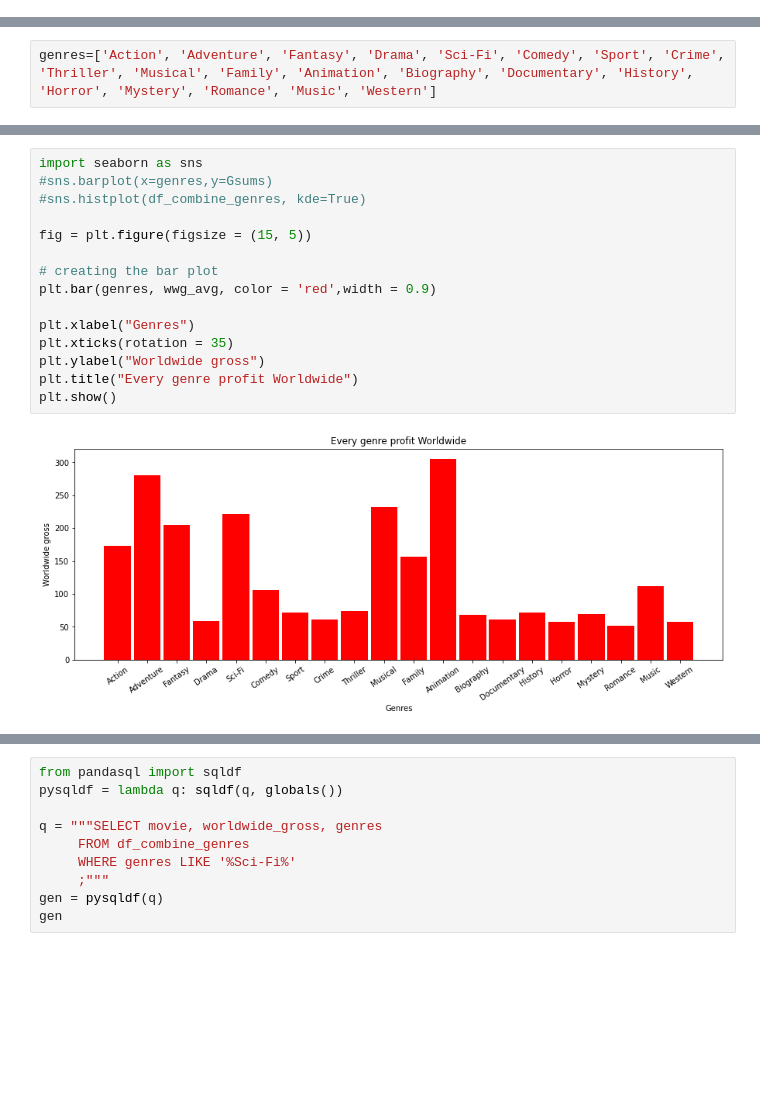
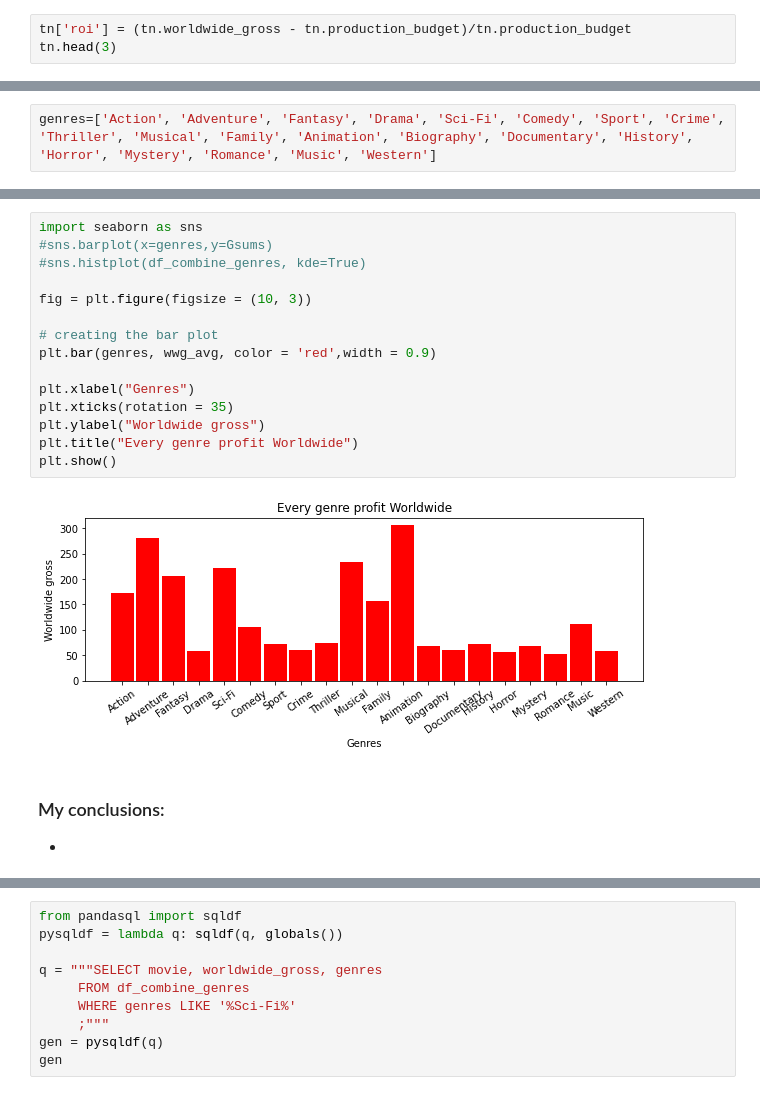
Before and after one commit to hixtape1212/Group6Consulting_CapstoneRepo, a Jupyter notebook: SCP_Genres_Eda.ipynb, the cells around one changed output, grey strips where cells are left out. Cells and saved outputs as stored; diff of their text form; blank space fills up the shorter version.

```diff
--- a/SCP_Genres_Eda.ipynb
+++ b/SCP_Genres_Eda.ipynb
@@ -31,3 +31,6 @@ tn.head(10)
 #tn['domestic_gross'] = tn['domestic_gross'].astype(str).astype(int)
 tn[tn.columns[3:]] = (tn[tn.columns[3:]].replace('[\$,]', '', regex=True).astype(float))/1000000
 #tn.info()
+# %%
+tn['roi'] = (tn.worldwide_gross - tn.production_budget)/tn.production_budget
+tn.head(3)
@@ -145,18 +165,22 @@ for i in range(len(genres)):
 # %%
 import seaborn as sns
 #sns.barplot(x=genres,y=Gsums)
 #sns.histplot(df_combine_genres, kde=True)
 
-fig = plt.figure(figsize = (15, 5))
+fig = plt.figure(figsize = (10, 3))
 
 # creating the bar plot
 plt.bar(genres, wwg_avg, color = 'red',width = 0.9)
 
 plt.xlabel("Genres")
 plt.xticks(rotation = 35)
 plt.ylabel("Worldwide gross")
 plt.title("Every genre profit Worldwide")
 plt.show()
 # %% [output]
-[figure, old version]
+[figure, new version]
+# %% [markdown]
+### My conclusions:
+
+-
 # %%
```
Also changed, not shown: parts of 9 cells of this notebook.
